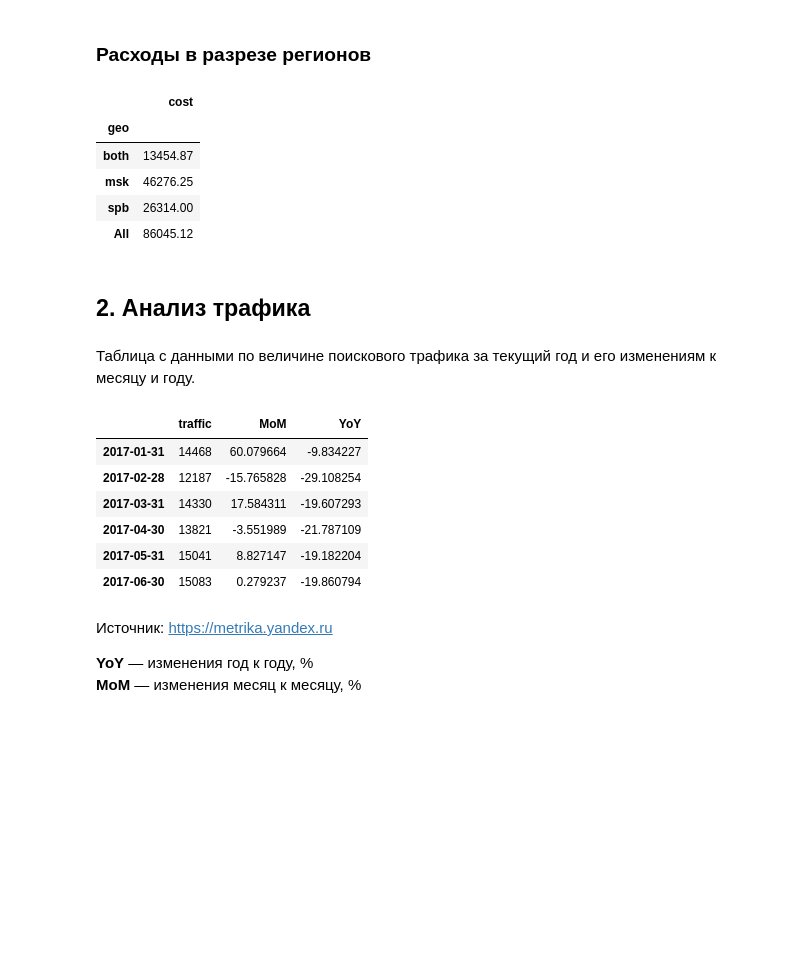
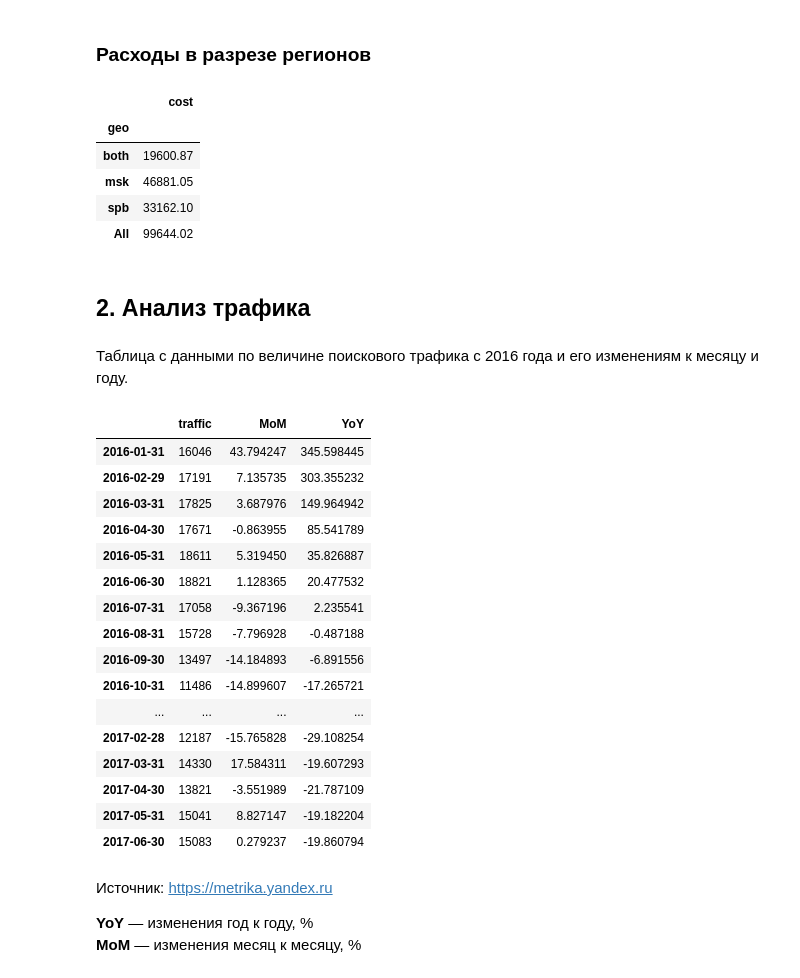
Before and after one commit to salon-love-forever/reports, a Jupyter notebook: slon-love-forever.ru.ipynb, the cells around one changed output. Drawn from its saved outputs; the diff is of its cells as text; code cells hidden in the pictures; blank space fills up the shorter version.

Commit message:
Update the general table and the positions

```diff
--- a/slon-love-forever.ru.ipynb
+++ b/slon-love-forever.ru.ipynb
@@ -57,23 +58,34 @@ data.ix[curr_month]
 ### Расходы в разрезе регионов
 # %%
 #data.groupby('reg')[['cost']].sum()
-pd.pivot_table(data, values='cost', index=['geo'], aggfunc=sum, margins=True).to_frame()
+pd.pivot_table(data, values='cost', index=['geo'],
+                    aggfunc=sum, margins=True).to_frame()
 # %% [output]
 |  | cost |
 | geo |  |
-| both | 13454.87 |
-| msk | 46276.25 |
-| spb | 26314.00 |
-| All | 86045.12 |
+| both | 19600.87 |
+| msk | 46881.05 |
+| spb | 33162.10 |
+| All | 99644.02 |
 # %% [markdown]
 ## 2. Анализ трафика
 # %% [markdown]
-Таблица с данными по величине поискового трафика за текущий год и его изменениям к месяцу и году.
+Таблица с данными по величине поискового трафика c 2016 года и его изменениям к месяцу и году.
 # %%
-organic['2017']
+organic['2016':'2017']
 # %% [output]
 |  | traffic | MoM | YoY |
-| 2017-01-31 | 14468 | 60.079664 | -9.834227 |
+| 2016-01-31 | 16046 | 43.794247 | 345.598445 |
+| 2016-02-29 | 17191 | 7.135735 | 303.355232 |
+| 2016-03-31 | 17825 | 3.687976 | 149.964942 |
+| 2016-04-30 | 17671 | -0.863955 | 85.541789 |
+| 2016-05-31 | 18611 | 5.319450 | 35.826887 |
+| 2016-06-30 | 18821 | 1.128365 | 20.477532 |
+| 2016-07-31 | 17058 | -9.367196 | 2.235541 |
+| 2016-08-31 | 15728 | -7.796928 | -0.487188 |
+| 2016-09-30 | 13497 | -14.184893 | -6.891556 |
+| 2016-10-31 | 11486 | -14.899607 | -17.265721 |
+| ... | ... | ... | ... |
 | 2017-02-28 | 12187 | -15.765828 | -29.108254 |
 | 2017-03-31 | 14330 | 17.584311 | -19.607293 |
 | 2017-04-30 | 13821 | -3.551989 | -21.787109 |
```
Also changed, not shown: parts of 4 cells of this notebook.
